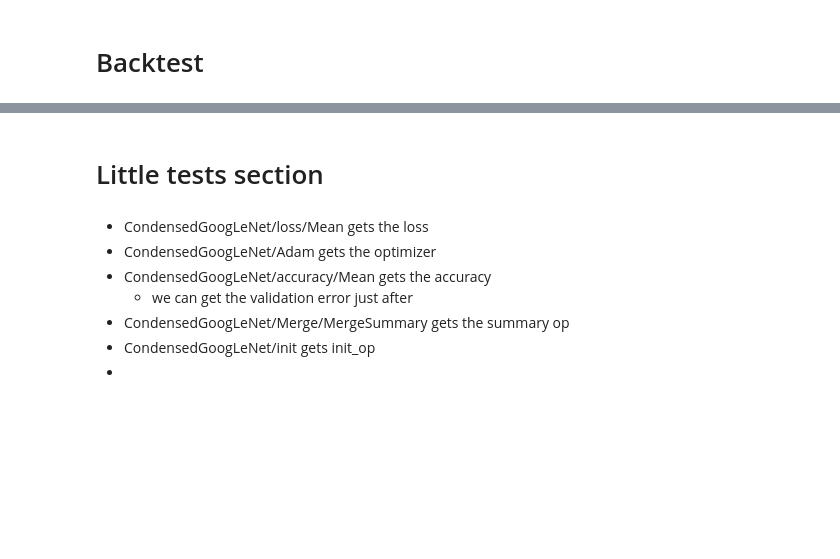
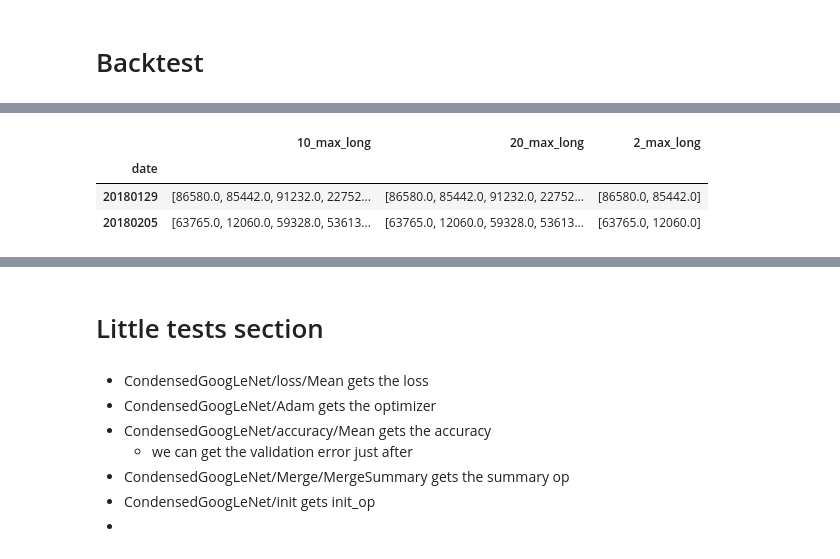
Before and after one commit to kathy-jzh/DeepLearningAllocationCNN, a Jupyter notebook: data_and_training.ipynb, the cells around one changed output, grey strips where cells are left out. Cells and saved outputs as stored; diff of their text form; code cells hidden in the pictures; blank space fills up the shorter version.

```diff
--- a/data_and_training.ipynb
+++ b/data_and_training.ipynb
@@ -146,0 +140,7 @@ backtester.plot_backtest()
+# %%
+backtester._df_permnos_to_buy.loc[20180125:20180205]
+# %% [output]
+|  | 10_max_long | 20_max_long | 2_max_long |
+| date |  |  |  |
+| 20180129 | [86580.0, 85442.0, 91232.0, 22752... | [86580.0, 85442.0, 91232.0, 22752... | [86580.0, 85442.0] |
+| 20180205 | [63765.0, 12060.0, 59328.0, 53613... | [63765.0, 12060.0, 59328.0, 53613... | [63765.0, 12060.0] |
```
Also changed, not shown: parts of 18 cells of this notebook, 4 other files.
